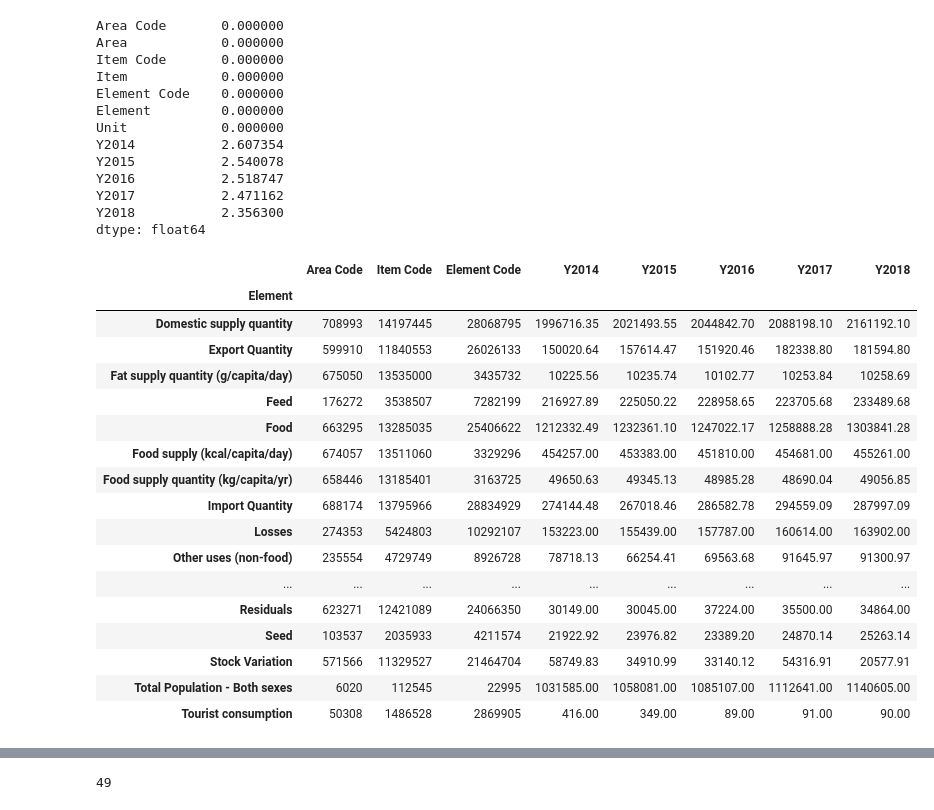
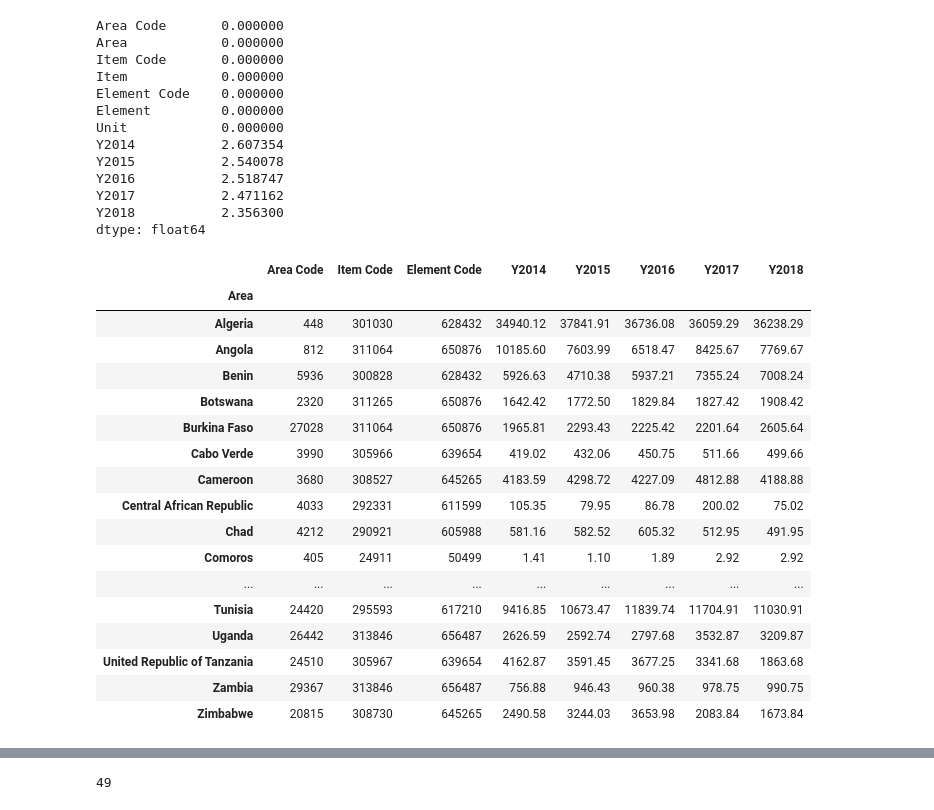
Before and after one commit to Tiamiyu1/HDSC, a Jupyter notebook: 1. Hamoye_ML.ipynb, the cells around one changed output, grey strips where cells are left out. Saved outputs shown, nothing was run; the diff lists cells and outputs as text; code cells hidden in the pictures.

```diff
--- a/1. Hamoye_ML.ipynb
+++ b/1. Hamoye_ML.ipynb
@@ -127,23 +125,23 @@ Y2017           2.471162
 Y2018           2.356300
 dtype: float64
 # %%
-food.groupby('Element').sum()
+food.groupby(['Element', 'Area']).sum().loc['Import Quantity']
 # %% [output]
 |  | Area Code | Item Code | Element Code | Y2014 | Y2015 | Y2016 | Y2017 | Y2018 |
-| Element |  |  |  |  |  |  |  |  |
-| Domestic supply quantity | 708993 | 14197445 | 28068795 | 1996716.35 | 2021493.55 | 2044842.70 | 2088198.10 | 2161192.10 |
-| Export Quantity | 599910 | 11840553 | 26026133 | 150020.64 | 157614.47 | 151920.46 | 182338.80 | 181594.80 |
-| Fat supply quantity (g/capita/day) | 675050 | 13535000 | 3435732 | 10225.56 | 10235.74 | 10102.77 | 10253.84 | 10258.69 |
-| Feed | 176272 | 3538507 | 7282199 | 216927.89 | 225050.22 | 228958.65 | 223705.68 | 233489.68 |
-| Food | 663295 | 13285035 | 25406622 | 1212332.49 | 1232361.10 | 1247022.17 | 1258888.28 | 1303841.28 |
-| Food supply (kcal/capita/day) | 674057 | 13511060 | 3329296 | 454257.00 | 453383.00 | 451810.00 | 454681.00 | 455261.00 |
-| Food supply quantity (kg/capita/yr) | 658446 | 13185401 | 3163725 | 49650.63 | 49345.13 | 48985.28 | 48690.04 | 49056.85 |
-| Import Quantity | 688174 | 13795966 | 28834929 | 274144.48 | 267018.46 | 286582.78 | 294559.09 | 287997.09 |
-| Losses | 274353 | 5424803 | 10292107 | 153223.00 | 155439.00 | 157787.00 | 160614.00 | 163902.00 |
-| Other uses (non-food) | 235554 | 4729749 | 8926728 | 78718.13 | 66254.41 | 69563.68 | 91645.97 | 91300.97 |
+| Area |  |  |  |  |  |  |  |  |
+| Algeria | 448 | 301030 | 628432 | 34940.12 | 37841.91 | 36736.08 | 36059.29 | 36238.29 |
+| Angola | 812 | 311064 | 650876 | 10185.60 | 7603.99 | 6518.47 | 8425.67 | 7769.67 |
+| Benin | 5936 | 300828 | 628432 | 5926.63 | 4710.38 | 5937.21 | 7355.24 | 7008.24 |
+| Botswana | 2320 | 311265 | 650876 | 1642.42 | 1772.50 | 1829.84 | 1827.42 | 1908.42 |
+| Burkina Faso | 27028 | 311064 | 650876 | 1965.81 | 2293.43 | 2225.42 | 2201.64 | 2605.64 |
+| Cabo Verde | 3990 | 305966 | 639654 | 419.02 | 432.06 | 450.75 | 511.66 | 499.66 |
+| Cameroon | 3680 | 308527 | 645265 | 4183.59 | 4298.72 | 4227.09 | 4812.88 | 4188.88 |
+| Central African Republic | 4033 | 292331 | 611599 | 105.35 | 79.95 | 86.78 | 200.02 | 75.02 |
+| Chad | 4212 | 290921 | 605988 | 581.16 | 582.52 | 605.32 | 512.95 | 491.95 |
+| Comoros | 405 | 24911 | 50499 | 1.41 | 1.10 | 1.89 | 2.92 | 2.92 |
 | ... | ... | ... | ... | ... | ... | ... | ... | ... |
-| Residuals | 623271 | 12421089 | 24066350 | 30149.00 | 30045.00 | 37224.00 | 35500.00 | 34864.00 |
-| Seed | 103537 | 2035933 | 4211574 | 21922.92 | 23976.82 | 23389.20 | 24870.14 | 25263.14 |
-| Stock Variation | 571566 | 11329527 | 21464704 | 58749.83 | 34910.99 | 33140.12 | 54316.91 | 20577.91 |
-| Total Population - Both sexes | 6020 | 112545 | 22995 | 1031585.00 | 1058081.00 | 1085107.00 | 1112641.00 | 1140605.00 |
-| Tourist consumption | 50308 | 1486528 | 2869905 | 416.00 | 349.00 | 89.00 | 91.00 | 90.00 |
+| Tunisia | 24420 | 295593 | 617210 | 9416.85 | 10673.47 | 11839.74 | 11704.91 | 11030.91 |
+| Uganda | 26442 | 313846 | 656487 | 2626.59 | 2592.74 | 2797.68 | 3532.87 | 3209.87 |
+| United Republic of Tanzania | 24510 | 305967 | 639654 | 4162.87 | 3591.45 | 3677.25 | 3341.68 | 1863.68 |
+| Zambia | 29367 | 313846 | 656487 | 756.88 | 946.43 | 960.38 | 978.75 | 990.75 |
+| Zimbabwe | 20815 | 308730 | 645265 | 2490.58 | 3244.03 | 3653.98 | 2083.84 | 1673.84 |
```
Also changed, not shown: parts of 8 cells of this notebook.
